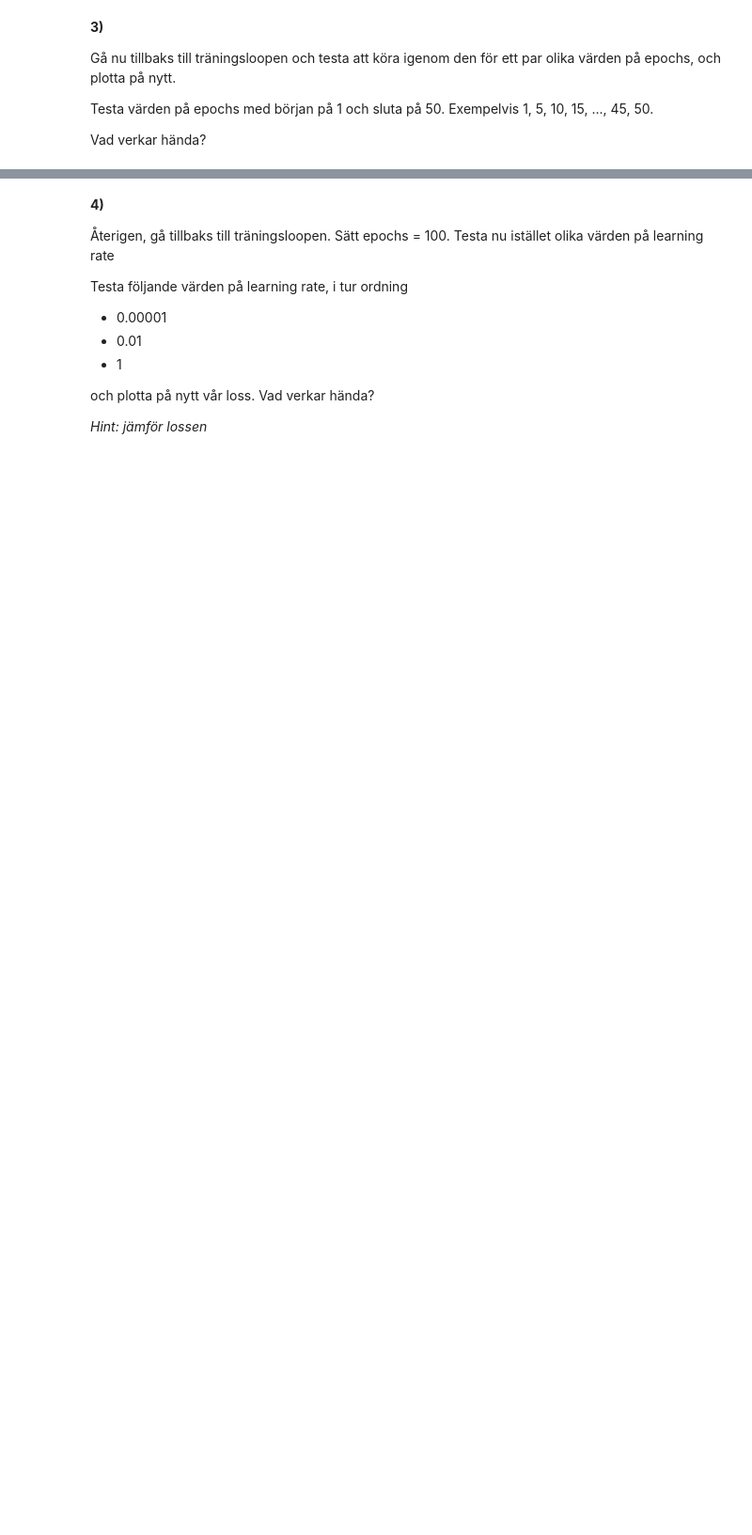
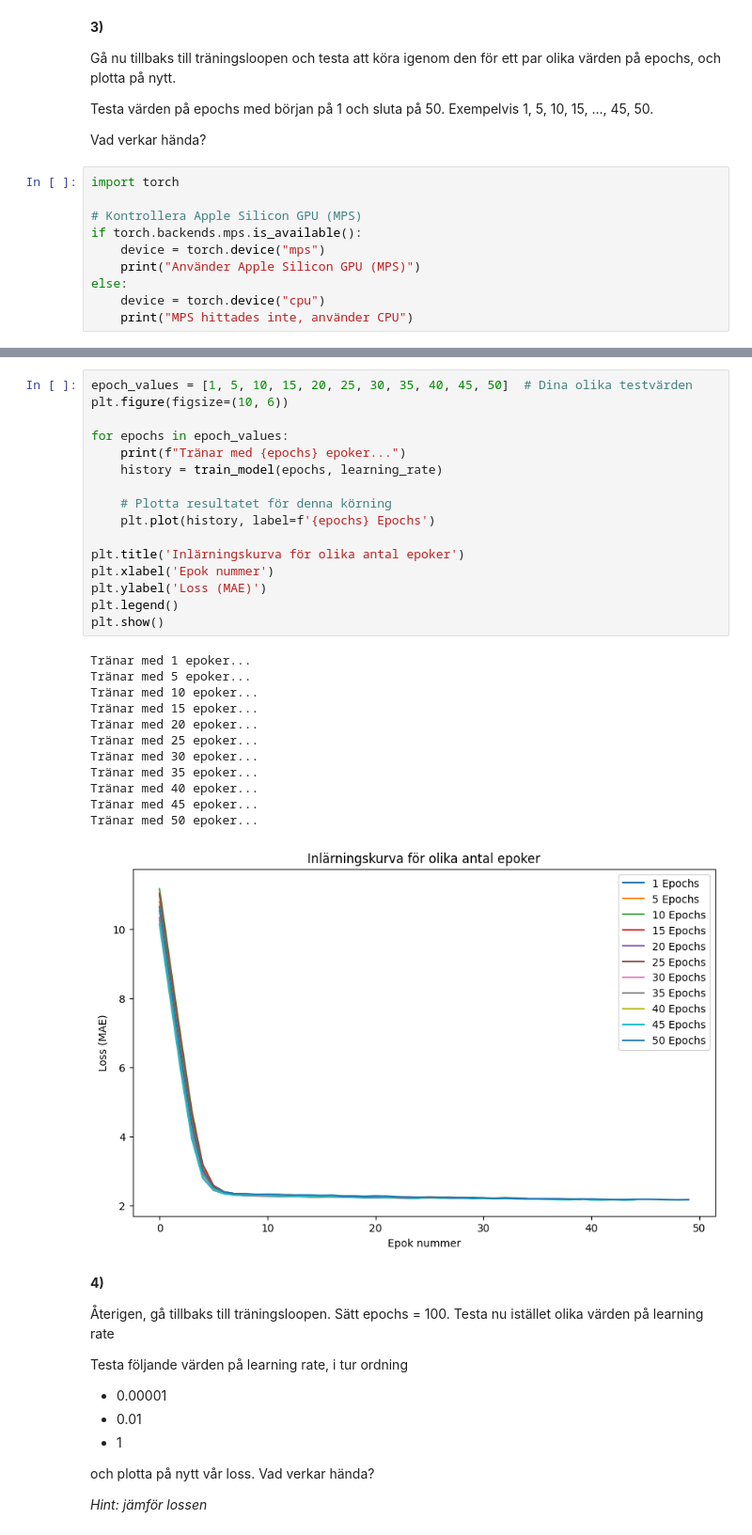
Before and after one commit to Cederlid/deep_learning, a Jupyter notebook: L03_pytorch_neurons.ipynb, the cells around one changed output, grey strips where cells are left out. Shown at 94% size. Saved outputs shown, nothing was run; the diff lists cells and outputs as text; blank space fills up the shorter version.

```diff
--- a/L03_pytorch_neurons.ipynb
+++ b/L03_pytorch_neurons.ipynb
@@ -657,3 +657,13 @@ Gå nu tillbaks till träningsloopen och testa att köra igenom den för ett par
 Testa värden på epochs med början på 1 och sluta på 50. Exempelvis 1, 5, 10, 15, ..., 45, 50.
 
 Vad verkar hända?
+# %%
+import torch
+
+# Kontrollera Apple Silicon GPU (MPS)
+if torch.backends.mps.is_available():
+    device = torch.device("mps")
+    print("Använder Apple Silicon GPU (MPS)")
+else:
+    device = torch.device("cpu")
+    print("MPS hittades inte, använder CPU")
@@ -660,3 +702,32 @@ Vad verkar hända?
+# %%
+epoch_values = [1, 5, 10, 15, 20, 25, 30, 35, 40, 45, 50]  # Dina olika testvärden
+plt.figure(figsize=(10, 6))
+
+for epochs in epoch_values:
+    print(f"Tränar med {epochs} epoker...")
+    history = train_model(epochs, learning_rate)
+
+    # Plotta resultatet för denna körning
+    plt.plot(history, label=f'{epochs} Epochs')
+
+plt.title('Inlärningskurva för olika antal epoker')
+plt.xlabel('Epok nummer')
+plt.ylabel('Loss (MAE)')
+plt.legend()
+plt.show()
+# %% [output]
+Tränar med 1 epoker...
+Tränar med 5 epoker...
+Tränar med 10 epoker...
+Tränar med 15 epoker...
+Tränar med 20 epoker...
+Tränar med 25 epoker...
+Tränar med 30 epoker...
+Tränar med 35 epoker...
+Tränar med 40 epoker...
+Tränar med 45 epoker...
+Tränar med 50 epoker...
+[figure, added]
 # %% [markdown]
 **4)**
 
```
Also changed, not shown: parts of 13 cells of this notebook, 5 other files.
